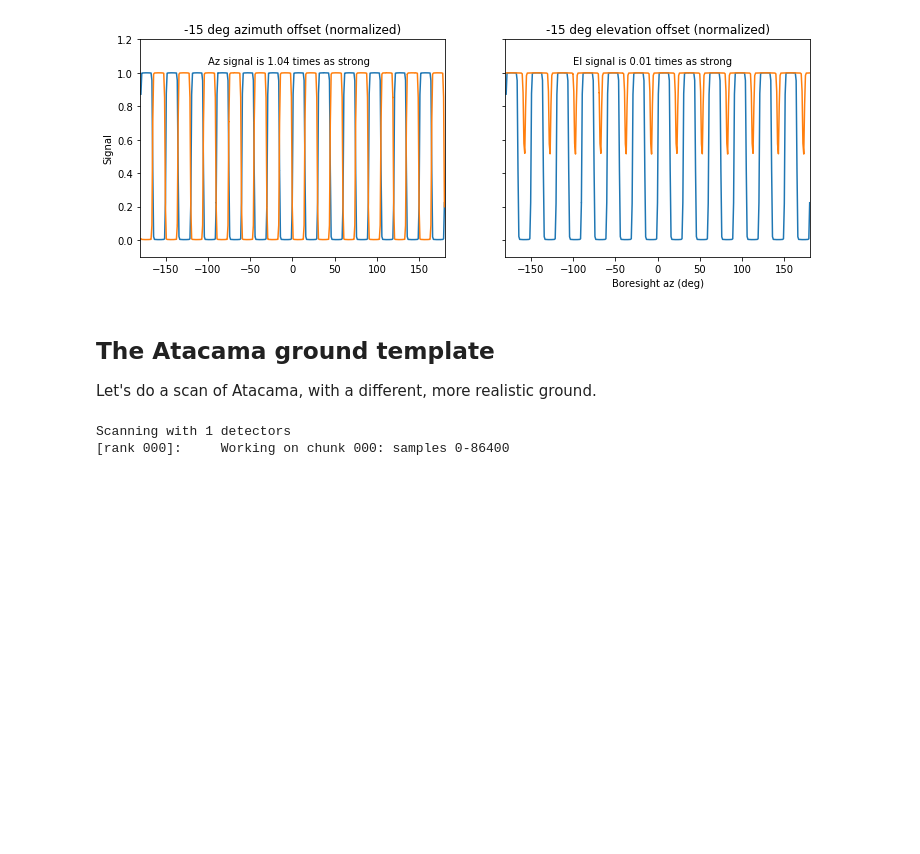
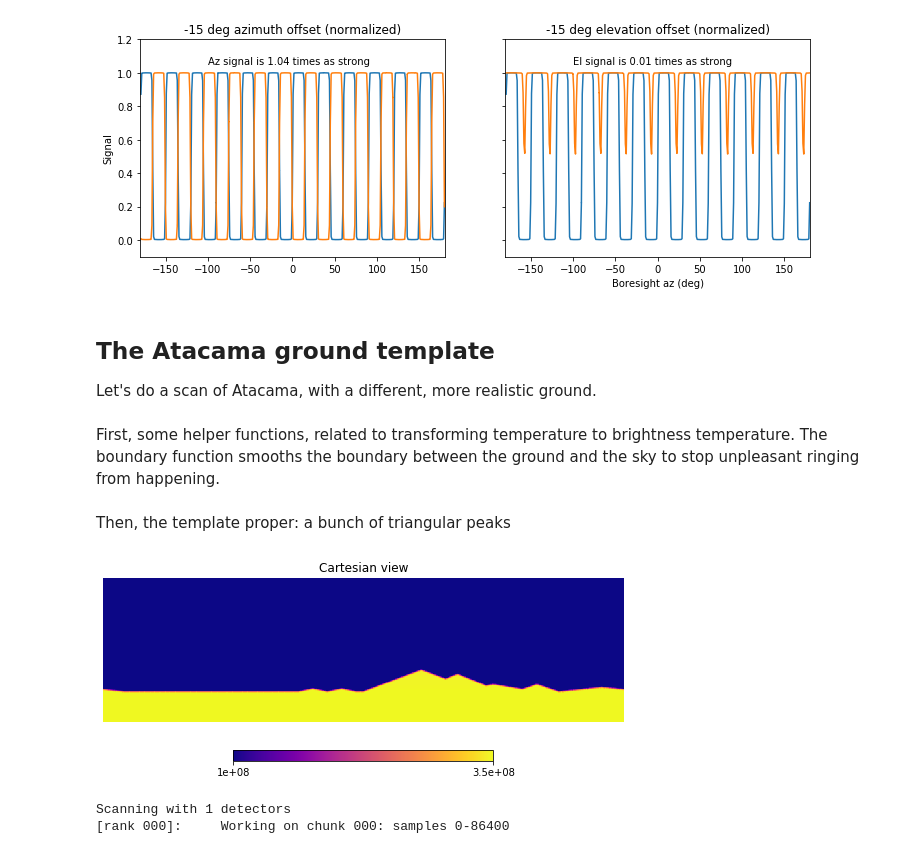
Before and after one commit to AdriJD/beamconv, a Jupyter notebook: notebooks/ground_ssn_scan.ipynb, the cells around one changed output. Drawn from its saved outputs; the diff is of its cells as text; code cells hidden in the pictures; blank space fills up the shorter version.

```diff
--- a/notebooks/ground_ssn_scan.ipynb
+++ b/notebooks/ground_ssn_scan.ipynb
@@ -292,3 +293,5 @@ Text(0, 0.5, 'Signal')
 # %% [markdown]
 ## The Atacama ground template
 Let's do a scan of Atacama, with a different, more realistic ground.
+# %% [markdown]
+First, some helper functions, related to transforming temperature to brightness temperature. The boundary function smooths the boundary between the ground and the sky to stop unpleasant ringing from happening.
@@ -295 +362,40 @@ Let's do a scan of Atacama, with a different, more realistic ground.
+# %% [markdown]
+Then, the template proper: a bunch of triangular peaks
+# %%
+az = np.array([40,65,90,120,165., 290., 325, 345])
+el = np.array([15,12,5,5,3,-3,2,2])
+hwidth = np.array([40.,30.,30.,15,30.,40.,10.,10.])
+raz = np.radians(az)
+rwidth = np.radians(hwidth)
+slope = np.radians(el)/rwidth
+#Map
+npix = hp.nside2npix(nside)
+pixarea = hp.nside2pixarea(nside)
+gata = np.empty(npix)
+theta, phi = hp.pix2ang(nside, np.arange(npix))
+#Temperature templates
+t_cmb_cerro = band_avg_tcmb(276, freq, .2)*1e6#uK
+dcerro = 400./np.tan(np.radians(15))
+t_cmb_ground = band_avg_tcmb(280, freq, .2)*1e6#uK
+#ground temperature
+npix_under_horizon = len(gata[theta>=np.pi/2.])
+gata[:] = np.exp(- 0.5 * (theta - np.pi / 2) ** 2 / np.radians(1.0) ** 2) * t_cmb_ground#Adri fix
+gata[theta>=np.pi/2.] = t_cmb_ground
+
+#Define mountains and temperatures
+for i in range(el.size):
+    az0 = raz[i]-rwidth[i]
+    az1 = raz[i]+rwidth[i]
+    condition = ((slope[i]*(phi-az0)>np.pi/2.-theta)*
+        (slope[i]*(az1-phi)>np.pi/2.-theta)*(theta<np.pi/2.)).astype(bool)
+    gata[condition] = t_cmb_ground+(t_cmb_cerro-t_cmb_ground)/400.*dcerro*np.tan(np.pi/2.-theta[condition])
+
+#Apply the edge treatment to the boundary of the mountains
+edge = np.array(boundary(az, el, hwidth, gata))
+for pix in edge:#Not fast or elegant, but does the job.
+    gata = np.maximum(gata, (np.exp(-0.5*((theta - theta[pix])**2+(phi-phi[pix])**2) / np.radians(1.0)**2)
+        * (t_cmb_ground+(t_cmb_cerro-t_cmb_ground)/400.*dcerro*np.tan(np.pi/2.-theta[pix]))))
+hp.cartview(gata, latra=[-20,80], min=1e8, max=3.5e8, flip="geo", cmap="plasma")
+# %% [output]
+[figure, added]
 # %%
```
Also changed, not shown: parts of 9 cells of this notebook, 15 other files.
